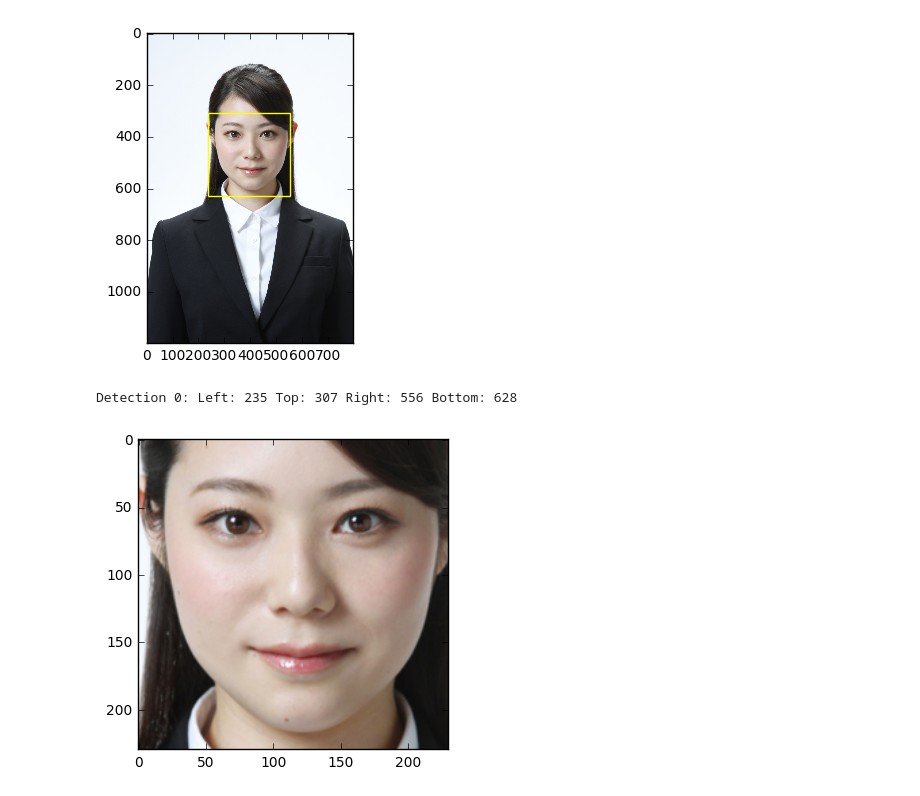
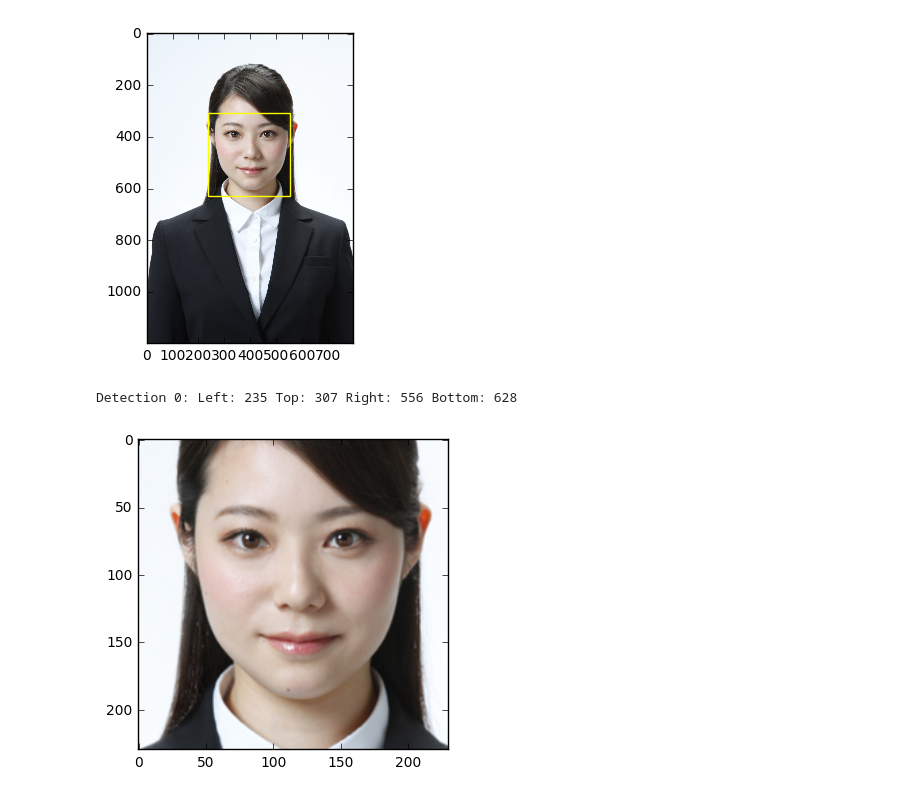
Before and after one commit to francotheengineer/notebook, a Jupyter notebook: Dlib Face Detector.ipynb, the cells around one changed output. Cells and saved outputs as stored; diff of their text form; code cells hidden in the pictures.

```diff
--- a/Dlib Face Detector.ipynb
+++ b/Dlib Face Detector.ipynb
@@ -35,18 +35,18 @@ Detection 0: Left: 235 Top: 307 Right: 556 Bottom: 628
 # %%
 from scipy import misc
 
 fig = plt.figure()
 ax = fig.add_subplot(1, 1, 1)
 for i, d in enumerate(dets):
     print("Detection {}: Left: {} Top: {} Right: {} Bottom: {}".format(
         i, d.left(),  d.top(), d.right(), d.bottom()))
-    imgt = img[d.top():d.bottom(), d.left():d.right(), :]
+    imgt = img[d.top()-50:d.bottom()+50, d.left()-50:d.right()+50, :]
     imgt = misc.imresize(imgt, (230, 230), 'bicubic')
     plt.imshow(imgt)
 
 plt.show()
 
-io.imsave("./data/base_fase.jpg", imgt)
+io.imsave("./data/base_face.jpg", imgt)
 # %% [output]
 Detection 0: Left: 235 Top: 307 Right: 556 Bottom: 628
-[figure, old version]
+[figure, new version]
```
Also changed, not shown: 10 other files.
